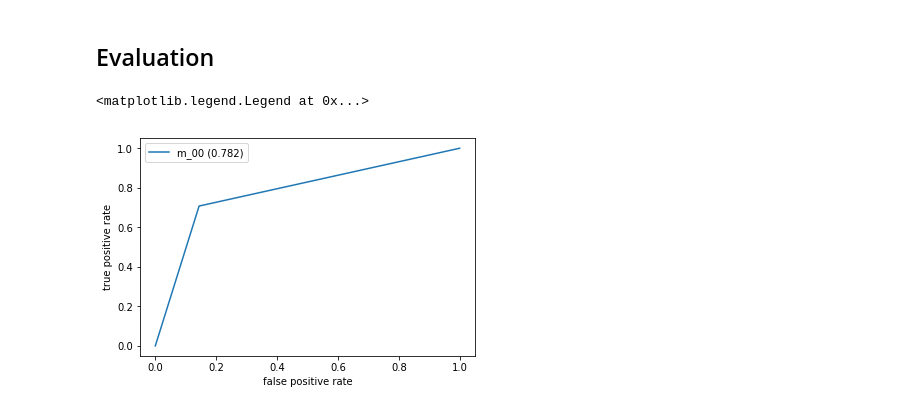
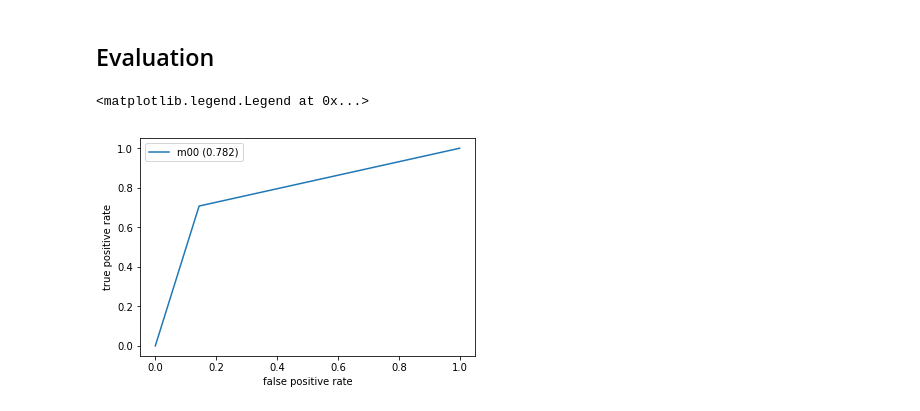
Before and after one commit to francescolosterzo/kaggle-titanic, a Jupyter notebook: Main.ipynb, the cells around one changed output. Cells and saved outputs as stored; diff of their text form; code cells hidden in the pictures.

```diff
--- a/Main.ipynb
+++ b/Main.ipynb
@@ -185,4 +196,4 @@ y_train = df_train['Survived'].values
 # %% [markdown]
 Now build the model.
 # %%
-m_00 = LogisticRegression()
+m00 = LogisticRegression()
@@ -197,0 +200,4 @@ y_train_pred_00 = m_00.predict(x_train)
+# %%
+res00 = m00.fit(x00_train, y00_train)
+# %%
+y00_train_pred = m00.predict(x00_train)
@@ -198,14 +227,14 @@ y_train_pred_00 = m_00.predict(x_train)
 # %% [markdown]
 ## Evaluation
 # %%
-fpr_00, tpr_00, thr_00 = roc_curve(y_train, y_train_pred_00)
-score_00 = roc_auc_score(y_train, y_train_pred_00)
+fpr_00, tpr_00, thr_00 = roc_curve(y00_train, y00_train_pred)
+score_00 = roc_auc_score(y00_train, y00_train_pred)
 # %%
 plt.figure()
-plt.plot(fpr_00, tpr_00, label='m_00 ({:.3})'.format(score_00))
+plt.plot(fpr_00, tpr_00, label='m00 ({:.3})'.format(score_00))
 plt.xlabel('false positive rate')
 plt.ylabel('true positive rate')
 plt.legend(loc='best')
 # %% [output]
 <matplotlib.legend.Legend at 0x...>
-[figure, old version]
+[figure, new version]
```
Also changed, not shown: parts of 16 cells of this notebook.
